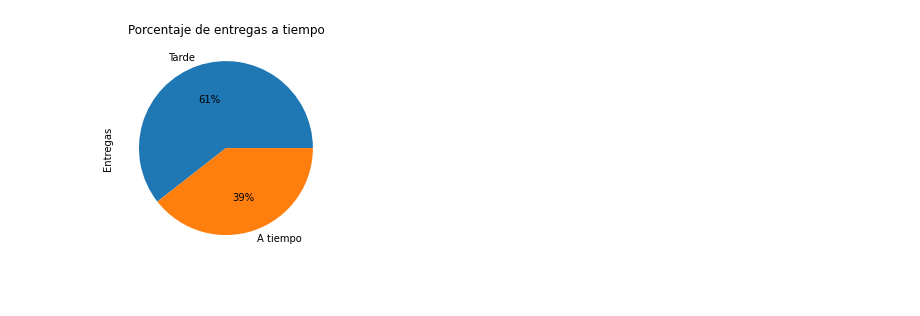
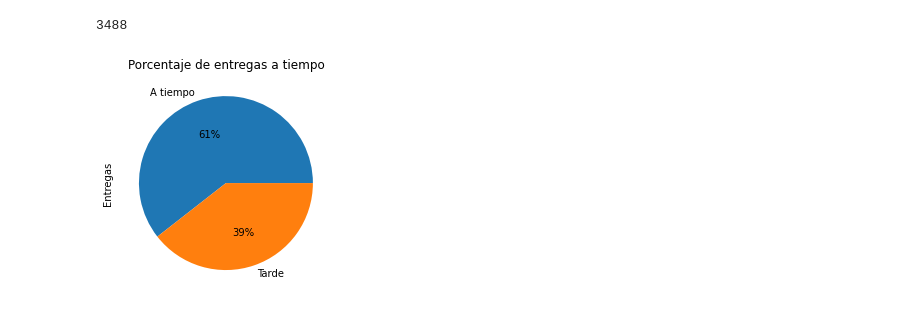
Before and after one commit to julioSanchez8/Amo-los-lunes, a Jupyter notebook: Hack.ipynb, the cells around one changed output. Saved outputs shown, nothing was run; the diff lists cells and outputs as text; code cells hidden in the pictures.

```diff
--- a/Hack.ipynb
+++ b/Hack.ipynb
@@ -6,6 +6,7 @@ import datetime
 import math
 
 datos = pd.read_csv('delivery_dataset.csv',sep=';')
+datos = datos.replace('NA',np.nan)
 # %%
 def mayor_entregas(ano, mes, datos):
     carga_mensual = datos[datos.Year == ano]
@@ -55,12 +77,23 @@ plt.savefig('max-min-delay.png')
 # %%
 def entregas_a_tiempo_mes(year,month,datos):
     on_time = datos[datos.Year==year][datos.Month==month]['Delivery_Status'].dropna().value_counts()
-    on_time.plot(kind='pie',title='Porcentaje de entregas a tiempo',labels=['Tarde','A tiempo'],ylabel='Entregas',autopct='%1.0f%%',)
+    on_time.plot(kind='pie',title='Porcentaje de entregas a tiempo',labels=['A tiempo','Tarde'],ylabel='Entregas',autopct='%1.0f%%',)
     plt.savefig('primera.png')
 
+def cant_entregas_a_tiempo_mes(year,month,datos):
+    return int(datos[datos.Year==year][datos.Month==month][datos.Delivery_Status == 0]['Delivery_Status'].dropna().value_counts())
+
+def cant_entregas_tarde_mes(year,month,datos):
+    return int(datos[datos.Year==year][datos.Month==month][datos.Delivery_Status == 1]['Delivery_Status'].dropna().value_counts())
+
 entregas_a_tiempo_mes(2020,1,datos)
+
+cant_entregas_a_tiempo_mes(2020,1,datos)
+
+cant_entregas_tarde_mes(2020,1,datos)
 # %% [output]
+3488
-[figure, old version]
+[figure, new version]
 # %%
 def demoras(year,month,datos):
     Shipment_Delay = datos[datos.Year==year][datos.Month==month]['Shipment_Delay'].dropna().value_counts()
```
Also changed, not shown: parts of 16 cells of this notebook, 1 other file.
